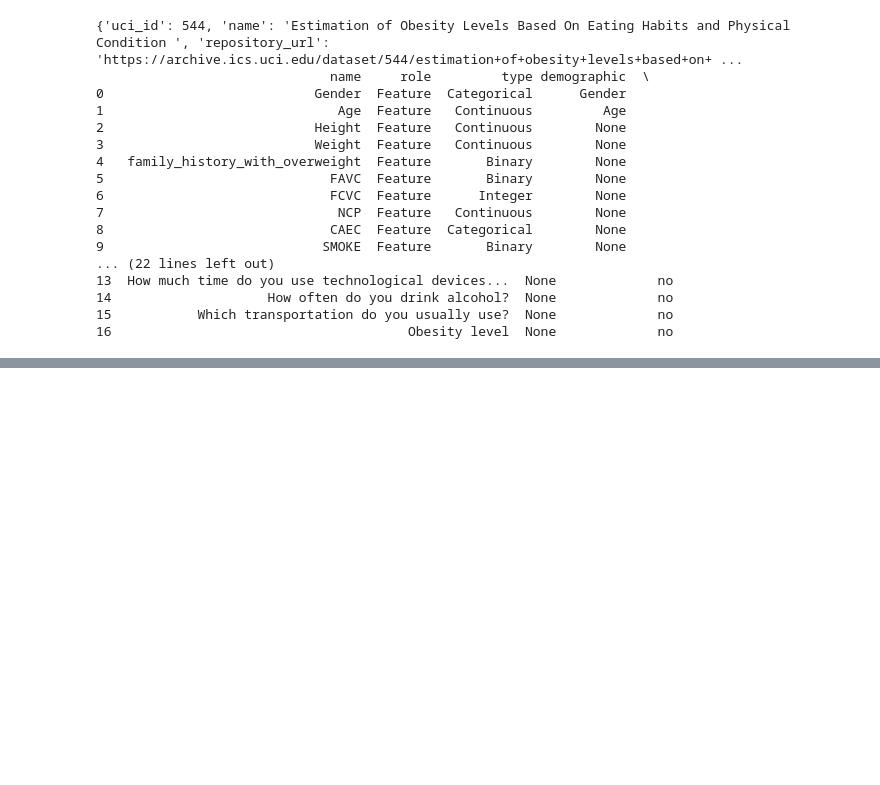
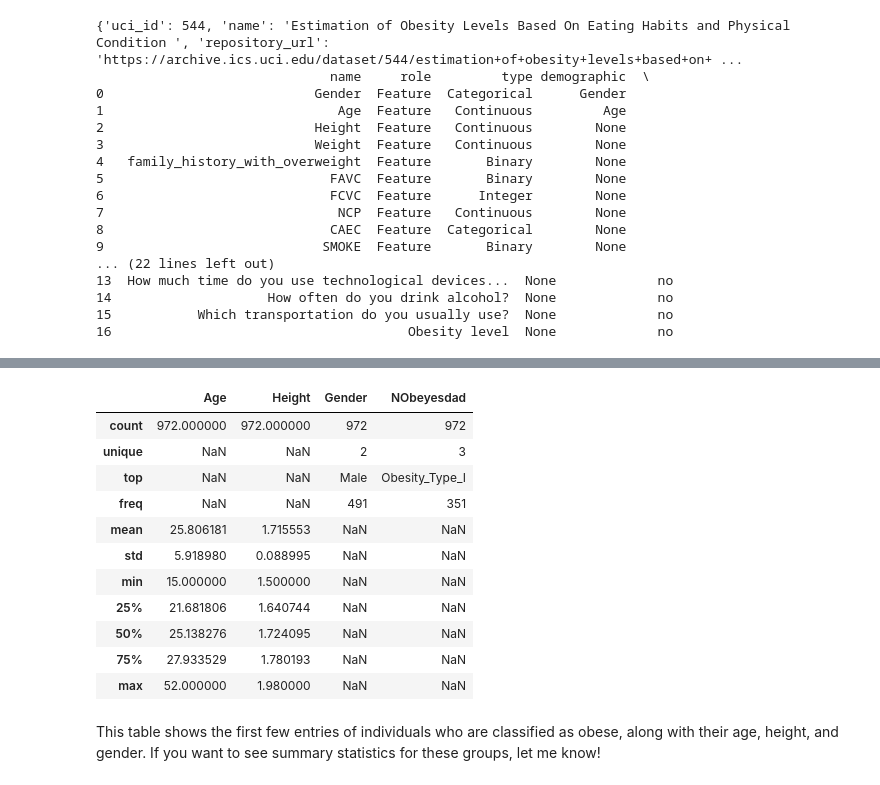
Before and after one commit to DrAyesha91/Nasscom-fdp-, a Jupyter notebook: D3_project_of_obesity_dataset.ipynb, the cells around one changed output, grey strips where cells are left out. Saved outputs shown, nothing was run; the diff lists cells and outputs as text; code cells hidden in the pictures; blank space fills up the shorter version.

```diff
--- a/D3_project_of_obesity_dataset.ipynb
+++ b/D3_project_of_obesity_dataset.ipynb
@@ -72,0 +149,19 @@ Passing `palette` without assigning `hue` is deprecated and will be removed in v
+# %%
+obesity_levels = ['Obesity_Type_I', 'Obesity_Type_II', 'Obesity_Type_III']
+obese_individuals_info = combined_df[combined_df['NObeyesdad'].isin(obesity_levels)][['Age', 'Height', 'Gender', 'NObeyesdad']]
+display(obese_individuals_info.describe(include='all'))
+# %% [output]
+|  | Age | Height | Gender | NObeyesdad |
+| count | 972.000000 | 972.000000 | 972 | 972 |
+| unique | NaN | NaN | 2 | 3 |
+| top | NaN | NaN | Male | Obesity_Type_I |
+| freq | NaN | NaN | 491 | 351 |
+| mean | 25.806181 | 1.715553 | NaN | NaN |
+| std | 5.918980 | 0.088995 | NaN | NaN |
+| min | 15.000000 | 1.500000 | NaN | NaN |
+| 25% | 21.681806 | 1.640744 | NaN | NaN |
+| 50% | 25.138276 | 1.724095 | NaN | NaN |
+| 75% | 27.933529 | 1.780193 | NaN | NaN |
+| max | 52.000000 | 1.980000 | NaN | NaN |
+# %% [markdown]
+This table shows the first few entries of individuals who are classified as obese, along with their age, height, and gender. If you want to see summary statistics for these groups, let me know!
```
Also changed, not shown: parts of 14 cells of this notebook.
